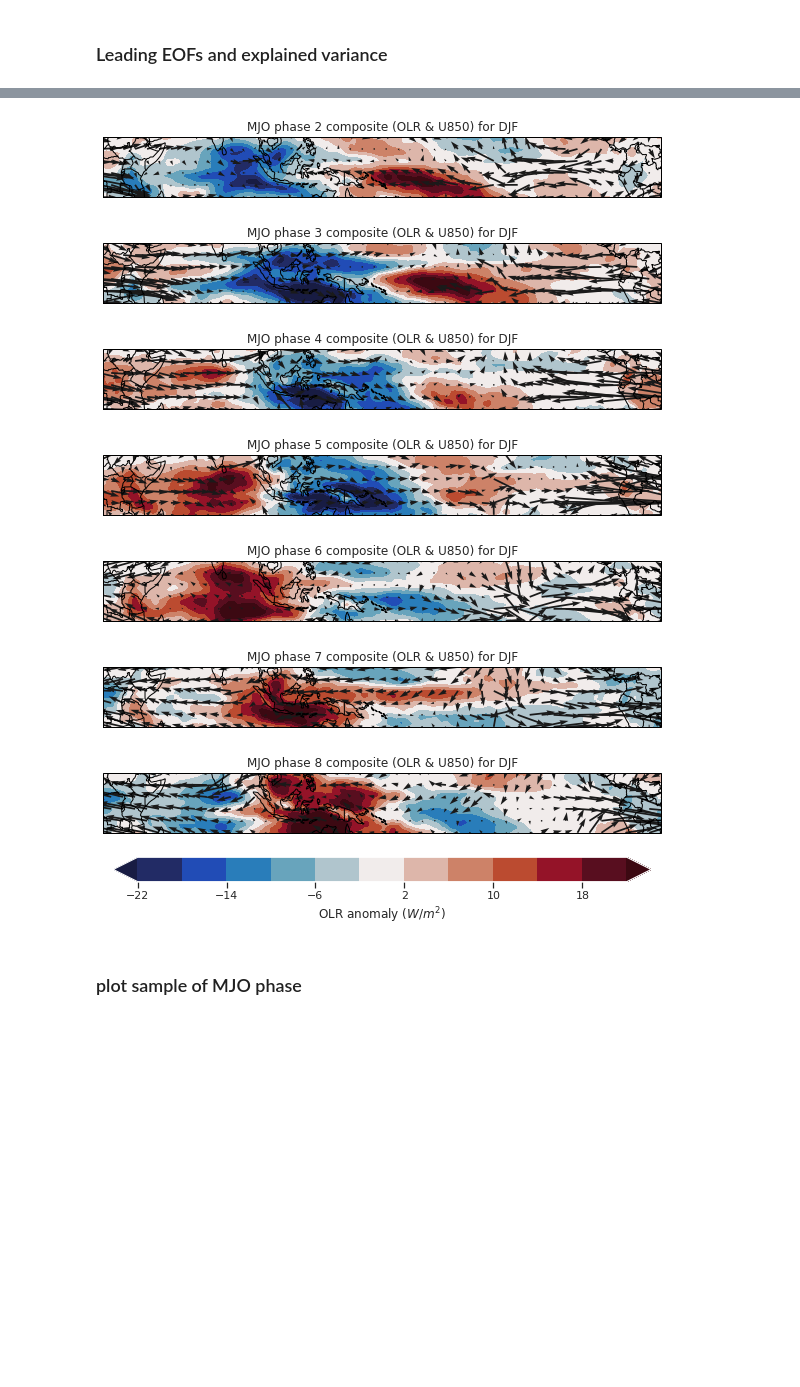
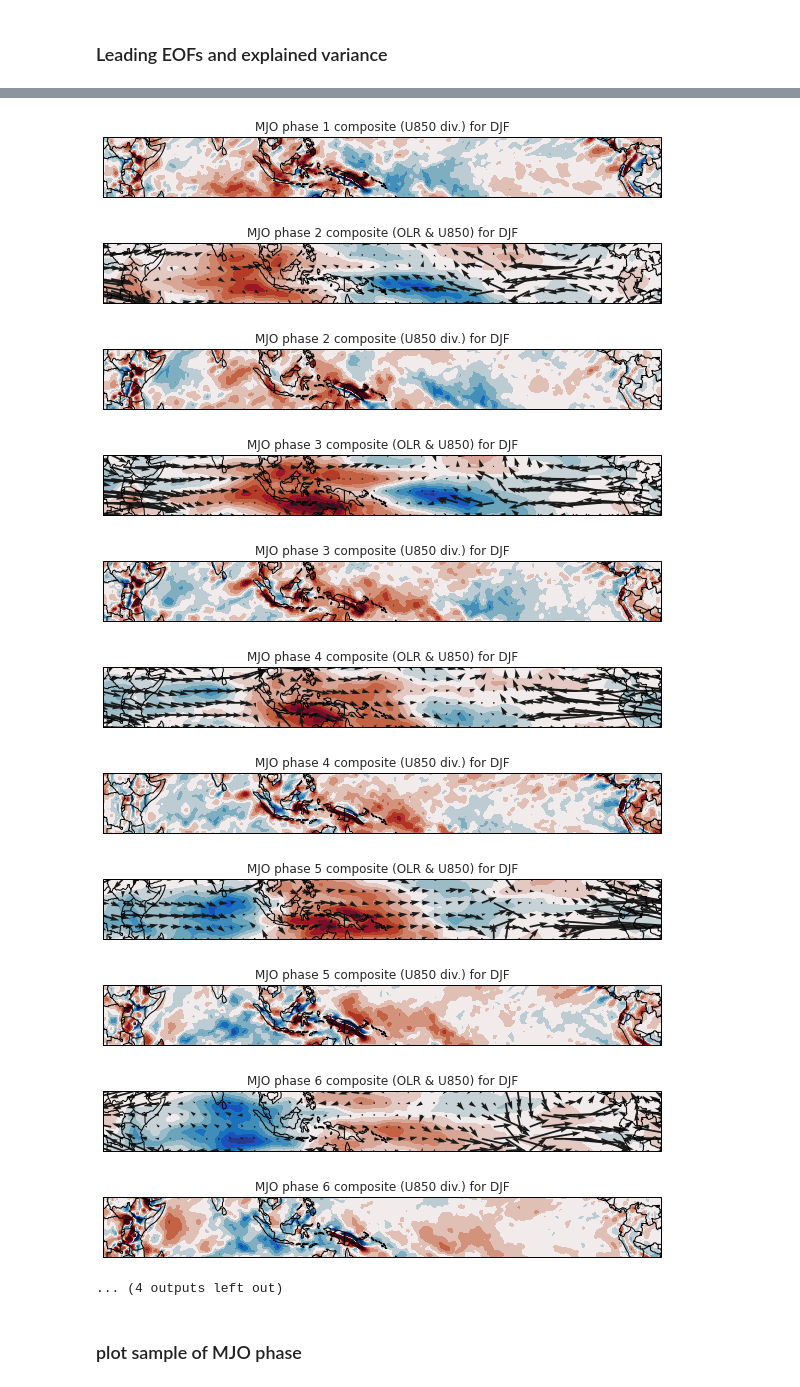
Before and after one commit to ktcarr/12.805, a Jupyter notebook: mjo-analysis_era-interim.ipynb, the cells around one changed output, grey strips where cells are left out. Drawn from its saved outputs; the diff is of its cells as text; code cells hidden in the pictures; blank space fills up the shorter version.

Commit message:
Fixed sign error in OLR

```diff
--- a/mjo-analysis_era-interim.ipynb
+++ b/mjo-analysis_era-interim.ipynb
@@ -5,6 +5,6 @@ https://github.com/NOAA-GFDL/MDTF-diagnostics/tree/main/diagnostics/MJO_prop_amp
 # %% [markdown]
 ## Load pre-computed data?
 # %%
-LOAD = True
+LOAD = False
 data_dir = '/vortexfs1/scratch/kcarr/era-interim'
 # %%
@@ -100,7 +98,7 @@ else:
     # read in raw data
     sst = xr.open_dataset(join(data_dir, 'sst.mon.mean.nc')).sst
     olr = xr.open_dataset(join(data_dir, 'ttr_daily.nc')).ttr
-    olr = olr / (12*3600) # convert units from J/m^2 to W/m^2 -> divide by number of seconds in 12 hours
+    olr = -olr / (12*3600) # convert units from J/m^2 to W/m^2, and flip sign
     u = xr.open_dataset(join(data_dir, 'u_daily.nc')).u
     v = xr.open_dataset(join(data_dir, 'v_daily.nc')).v
     tp = xr.open_dataset(join(data_dir, 'tp_daily.nc')).tp
@@ -175,6 +179,13 @@ eof_obj = Eof(mjo_data) #### EOF analysis to get MJO index
 
 # Get 1st two principal components (used to identify MJO phase)
 rmm = eof_obj.pcs(pcscaling=1, npcs=2)
+eofs = eof_obj.eofs(eofscaling=2, neofs=2)
+
+# Reverse signs to match Wheeler-Hendon paper
+rmm = -rmm
+eofs = -eofs
+
+# select first two modes for MJO index
 rmm1 = rmm.sel(mode=0)
 rmm2 = rmm.sel(mode=1)
 
@@ -243,5 +231,7 @@ plt.show()
 # %%
 DJF = True # only plot composite for DJF months?
+lev = 850 # one of {200,850}
+u_x = u.differentiate(coord='longitude') # divergence
 
 n=8 # plot every nth vector in the plots
 for phase in np.arange(1,9): # do for each of the 8 phases
@@ -249,21 +239,33 @@ for phase in np.arange(1,9): # do for each of the 8 phases
     if DJF: # get DJF months
         d = d[(d.dt.month == 12) | (d.dt.month == 1) | (d.dt.month == 2)]
     phase_composite = olr.sel(time=d).mean(dim='time') # get OLR composite
-    u_composite = u.sel(time=d, level=850).mean(dim='time')
-    v_composite = v.sel(time=d, level=850).mean(dim='time')
+    div_composite = u_x.sel(time=d).mean(dim='time')
 
+    # U850 winds
+    u_composite = u.sel(time=d, level=lev).mean(dim='time')
+    v_composite = v.sel(time=d, level=lev).mean(dim='time')
     fig, ax = utils.plot_setup(plot_range=[20,300,-15,15],
                                central_lon=180,figsize=(10,3))
-    ax.set_title(f'MJO phase {phase} composite (OLR & U850) for DJF')
+    ax.set_title(f'MJO phase {phase} composite (OLR & U{lev}) for DJF')
     cp = ax.contourf(phase_composite.longitude, phase_composite.latitude,
                      phase_composite, cmap='cmo.balance', extend='both',
-                     transform=ccrs.PlateCarree(), levels=np.arange(-22,26,4))
-#                     levels=np.array([-30,-22.5,-15,-7.5,7.5,15,22.5,30]))
+                     transform=ccrs.PlateCarree(), levels=np.arange(-34,38,4))
     qv = ax.quiver(u.longitude.values[::n], # plot wind
                    u.latitude.values[::n],
                    u_composite[::n,::n],
                    v_composite[::n,::n])
+    plt.show()
+
+    fig, ax = utils.plot_setup(plot_range=[20,300,-15,15],
+                               central_lon=180,figsize=(10,3))
+    ax.set_title(f'MJO phase {phase} composite (U{lev} div.) for DJF')
+    cp2 = ax.contourf(div_composite.longitude, div_composite.latitude,
+                     div_composite.sel(level=lev), cmap='cmo.balance', extend='both',
+                     transform=ccrs.PlateCarree(), levels=np.arange(-.325,.375,.05))
+#     cb2 = fig.colorbar(cp2, orientation='horizontal', label=r'Div anomaly ($W/m^2$)')
+
     if phase==8:
+        cb2 = fig.colorbar(cp2, orientation='horizontal', label=r'Div. anomaly')
         cb = fig.colorbar(cp, orientation='horizontal', label=r'OLR anomaly ($W/m^2$)')
     plt.show()
 # %% [output]
@@ -271,10 +273,15 @@ for phase in np.arange(1,9): # do for each of the 8 phases
-[figure, old version]
+[figure, new version]
-[figure, old version]
+[figure, new version]
-[figure, old version]
+[figure, new version]
-[figure, old version]
+[figure, new version]
-[figure, old version]
+[figure, new version]
-[figure, old version]
+[figure, new version]
-[figure, old version]
+[figure, new version]
+[figure, added]
+[figure, added]
+[figure, added]
+[figure, added]
+... (4 outputs left out)
 # %% [markdown]
 ### plot sample of MJO phase
 # %%
```
Also changed, not shown: parts of 17 cells of this notebook.
